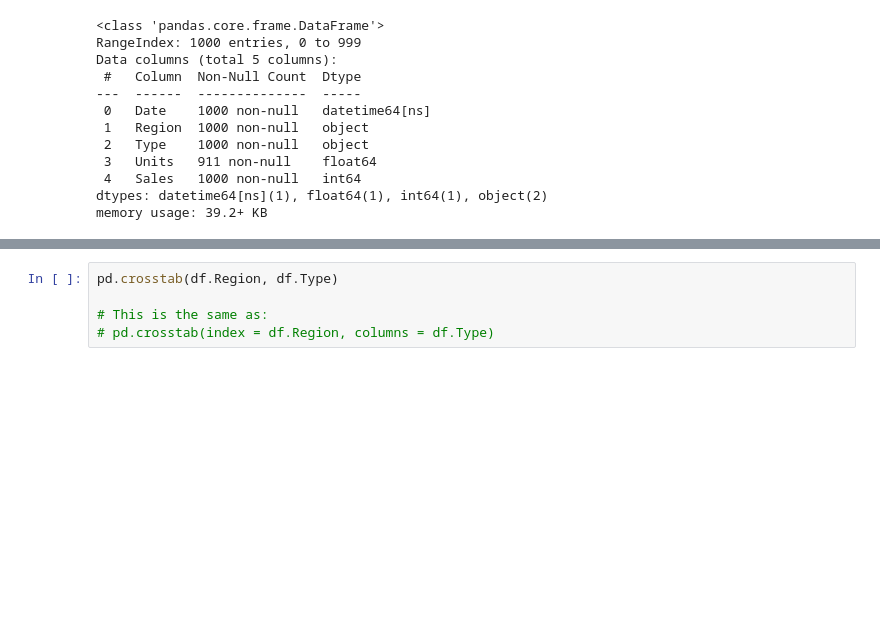
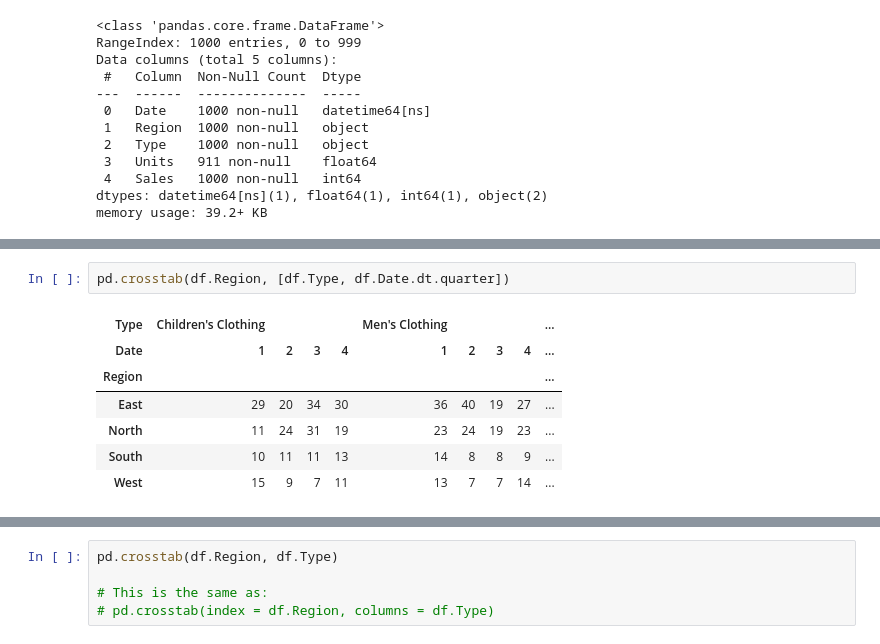
Before and after one commit to McnamaraChiwaye/applied, a Jupyter notebook: mastercard.ipynb, the cells around one changed output, grey strips where cells are left out. Saved outputs shown, nothing was run; the diff lists cells and outputs as text; blank space fills up the shorter version.

```diff
--- a/mastercard.ipynb
+++ b/mastercard.ipynb
@@ -32,0 +116,10 @@ memory usage: 39.2+ KB
+# %%
+pd.crosstab(df.Region, [df.Type, df.Date.dt.quarter])
+# %% [output]
+| Type | Children's Clothing |  |  |  | Men's Clothing |  |  |  | ... |
+| Date | 1 | 2 | 3 | 4 | 1 | 2 | 3 | 4 | ... |
+| Region |  |  |  |  |  |  |  |  | ... |
+| East | 29 | 20 | 34 | 30 | 36 | 40 | 19 | 27 | ... |
+| North | 11 | 24 | 31 | 19 | 23 | 24 | 19 | 23 | ... |
+| South | 10 | 11 | 11 | 13 | 14 | 8 | 8 | 9 | ... |
+| West | 15 | 9 | 7 | 11 | 13 | 7 | 7 | 14 | ... |
```
Also changed, not shown: parts of 18 cells of this notebook.
